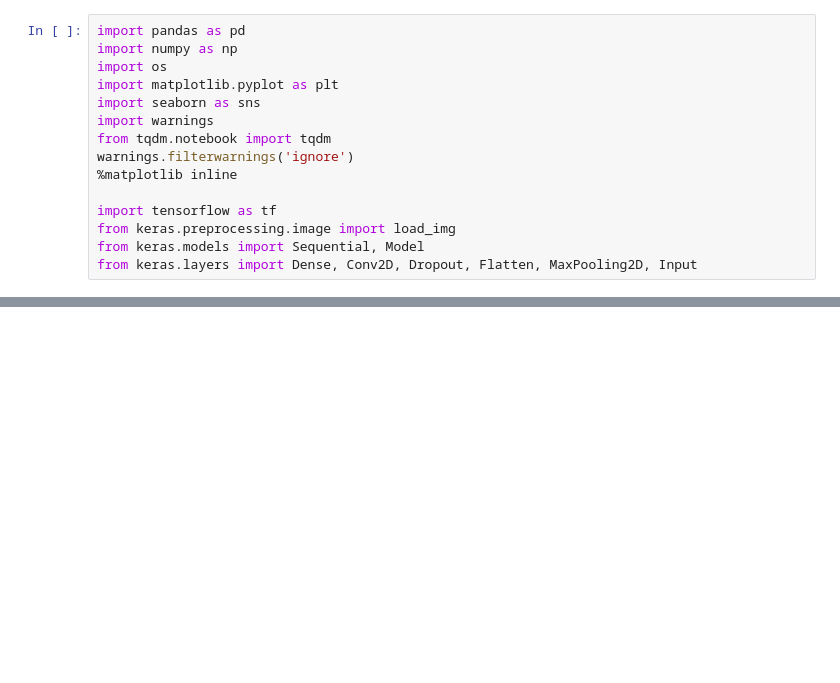
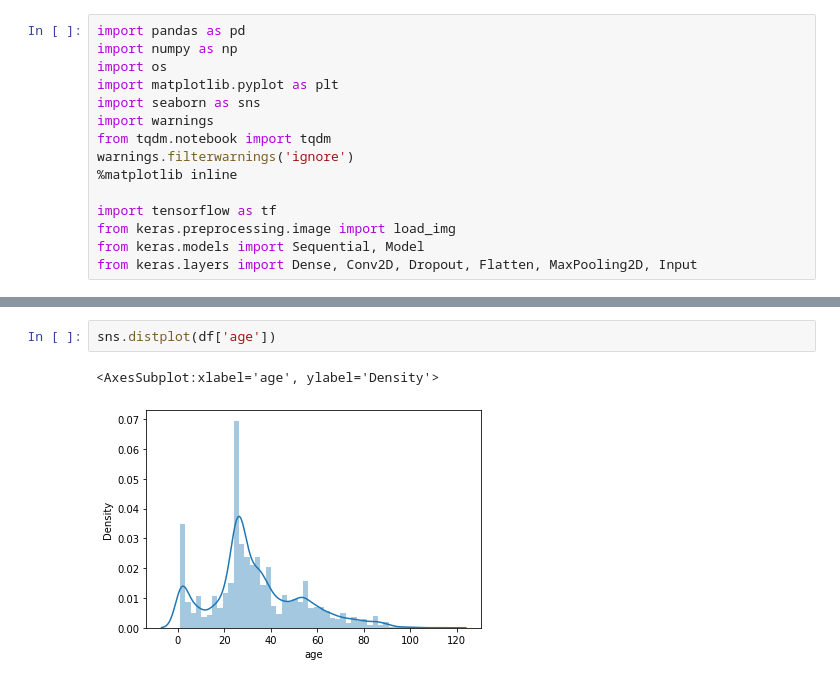
Before and after one commit to 1260Tejasree/1260Tejasree, a Jupyter notebook: notebooke7028ec74d.ipynb, the cells around one changed output, grey strips where cells are left out. Drawn from its saved outputs; the diff is of its cells as text; blank space fills up the shorter version.

```diff
--- a/notebooke7028ec74d.ipynb
+++ b/notebooke7028ec74d.ipynb
@@ -50,0 +56,5 @@ from keras.layers import Dense, Conv2D, Dropout, Flatten, MaxPooling2D, Input'
+# %%
+sns.distplot(df['age'])
+# %% [output]
+<AxesSubplot:xlabel='age', ylabel='Density'>
+[figure, added]
```
Also changed, not shown: parts of 24 cells of this notebook.
